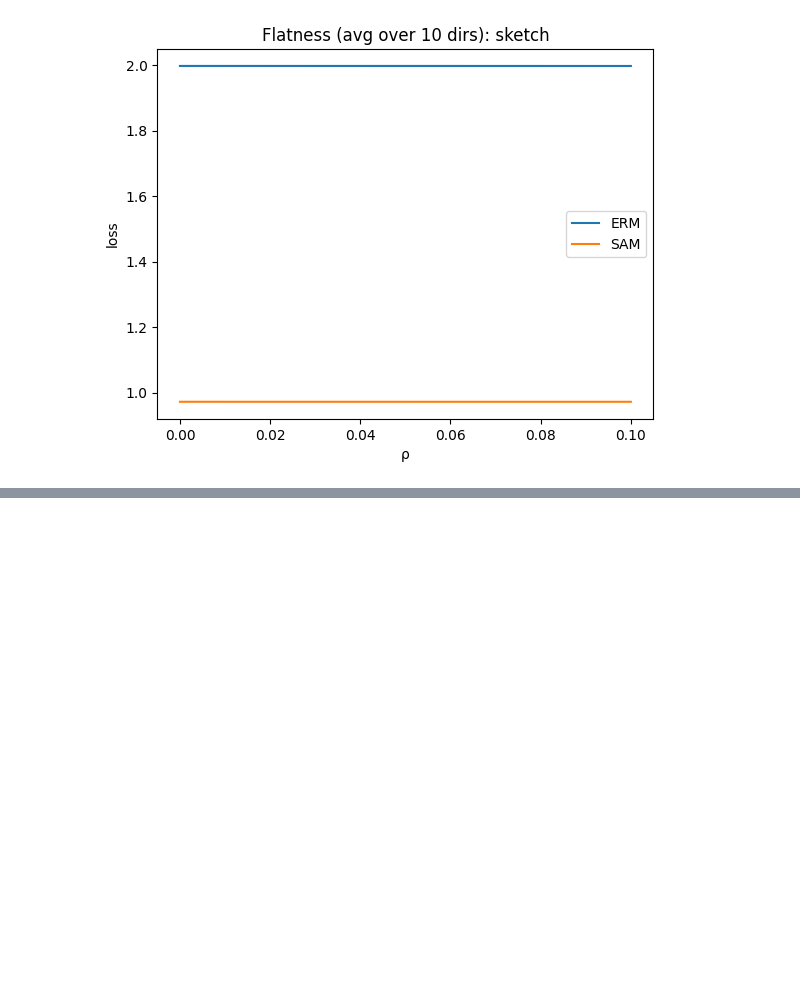
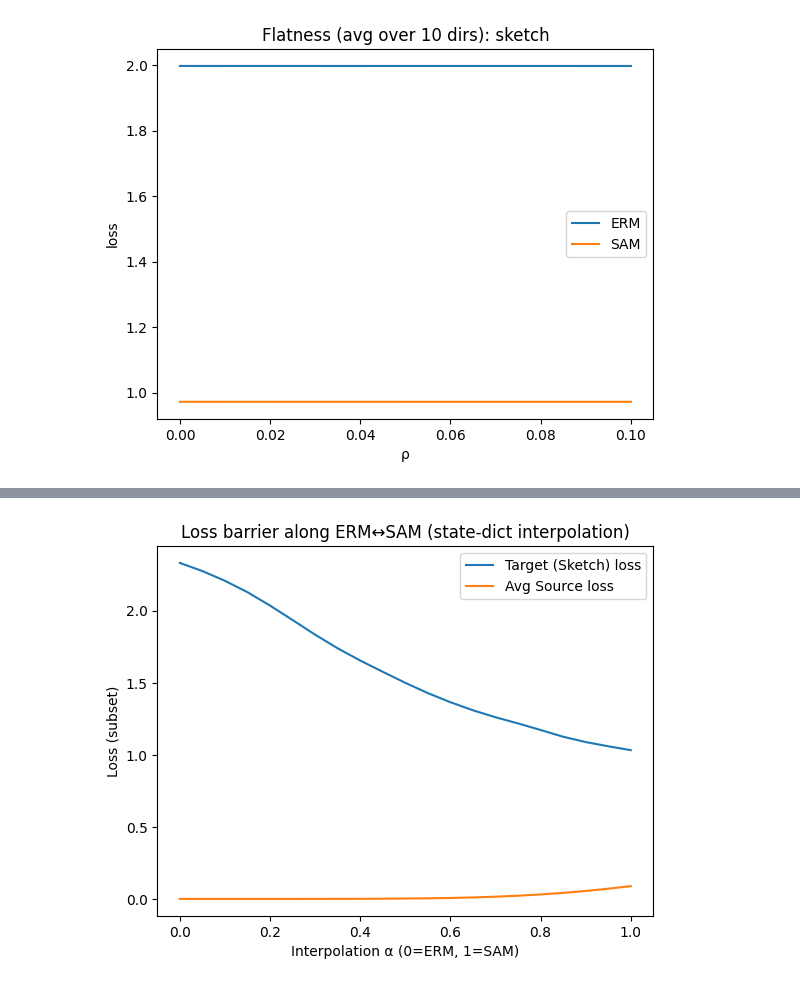
Before and after one commit to tk1475/ATML-PA2, a Jupyter notebook: Task2/Task2.ipynb, the cells around one changed output, grey strips where cells are left out. Saved outputs shown, nothing was run; the diff lists cells and outputs as text; code cells hidden in the pictures; blank space fills up the shorter version.

```diff
--- a/Task2/Task2.ipynb
+++ b/Task2/Task2.ipynb
@@ -1296,0 +1312,95 @@ for name in eval_loaders.keys():
+# %%
+import os, torch, numpy as np, torch.nn as nn
+from torchvision import models
+import matplotlib.pyplot as plt
+
+device = torch.device("cuda" if torch.cuda.is_available() else "cpu")
+num_classes = 7
+
+def build_resnet50(num_classes: int):
+    m = models.resnet50(weights=models.ResNet50_Weights.IMAGENET1K_V2)
+    m.fc = nn.Linear(m.fc.in_features, num_classes)
+    return m
+
+def set_bn_eval(m):
+    if isinstance(m, torch.nn.modules.batchnorm._BatchNorm):
+        m.eval()
+
+def load_flexible_state_dict(path, device="cpu"):
+    sd = torch.load(path, map_location=device)
+    # unwrap if {'state_dict': {...}}
+    if isinstance(sd, dict) and "state_dict" in sd and isinstance(sd["state_dict"], dict):
+        sd = sd["state_dict"]
+    new_sd = {}
+    for k, v in sd.items():
+        if k == "n_averaged":      # SWA buffer
+            continue
+        k2 = k.replace("module.", "")  # DP/SWA prefix
+        new_sd[k2] = v
+    return new_sd
+
+@torch.no_grad()
+def _subset(loader, max_batches=4):
+    out=[]
+    for i,(x,y) in enumerate(loader):
+        out.append((x.to(device), y.to(device)))
+        if i+1>=max_batches: break
+    return out
+
+@torch.no_grad()
+def loss_on_subset(model, subset):
+    ce = nn.CrossEntropyLoss()
+    tot=n=0
+    for xb,yb in subset:
+        tot += ce(model(xb), yb).item() * yb.size(0); n += yb.size(0)
+    return tot/max(n,1)
+
+def interpolate_eval_by_state_dict(ckpt_a, ckpt_b, eval_loaders, steps=21, max_batches=4):
+    # 1) load both cleaned state dicts
+    sA = load_flexible_state_dict(ckpt_a, device)
+    sB = load_flexible_state_dict(ckpt_b, device)
+
+    # 2) use SAME model template for interpolation/ eval
+    M = build_resnet50(num_classes).to(device).to(memory_format=torch.channels_last)
+    M.eval(); M.apply(set_bn_eval)
+
+    # 3) find common keys with identical shapes
+    keys = [k for k in sA.keys() if (k in sB and sA[k].shape == sB[k].shape)]
+
+    # tiny subsets for speed
+    tgt_sub = _subset(eval_loaders["sketch"], max_batches)
+    src_names = [k for k in eval_loaders if k!="sketch"]
+    src_sub = []
+    for k in src_names: src_sub += _subset(eval_loaders[k], 1)
+
+    alphas = np.linspace(0,1,steps)
+    loss_tgt, loss_src = [], []
+
+    base_sd = M.state_dict()
+    for a in alphas:
+        sd_interp = {}
+        # carry over everything from A by default
+        sd_interp.update(base_sd)
+        # blend only the overlapping tensors
+        for k in keys:
+            sd_interp[k] = (1-a) * sA[k] + a * sB[k]
+        M.load_state_dict(sd_interp, strict=False)
+        # eval
+        loss_tgt.append(loss_on_subset(M, tgt_sub))
+        loss_src.append(loss_on_subset(M, src_sub))
+
+    return alphas, np.array(loss_tgt), np.array(loss_src)
+
+# ---- paths (use your snapshot SAM, NOT SWA, unless you want SWA) ----
+ckpt_erm = os.path.join("outputs_erm", "best_model.pt")
+ckpt_sam = os.path.join("outputs_sam_asam", "best_model.pt")  # <- your 0.766 snapshot
+
+alphas, L_tgt, L_src = interpolate_eval_by_state_dict(ckpt_erm, ckpt_sam, eval_loaders, steps=21, max_batches=4)
+
+plt.figure(); plt.plot(alphas, L_tgt, label="Target (Sketch) loss")
+plt.plot(alphas, L_src, label="Avg Source loss")
+plt.xlabel("Interpolation α (0=ERM, 1=SAM)"); plt.ylabel("Loss (subset)")
+plt.title("Loss barrier along ERM↔SAM (state-dict interpolation)")
+plt.legend(); plt.show()
+# %% [output]
+[figure, added]
```
Also changed, not shown: parts of 3 cells of this notebook.
